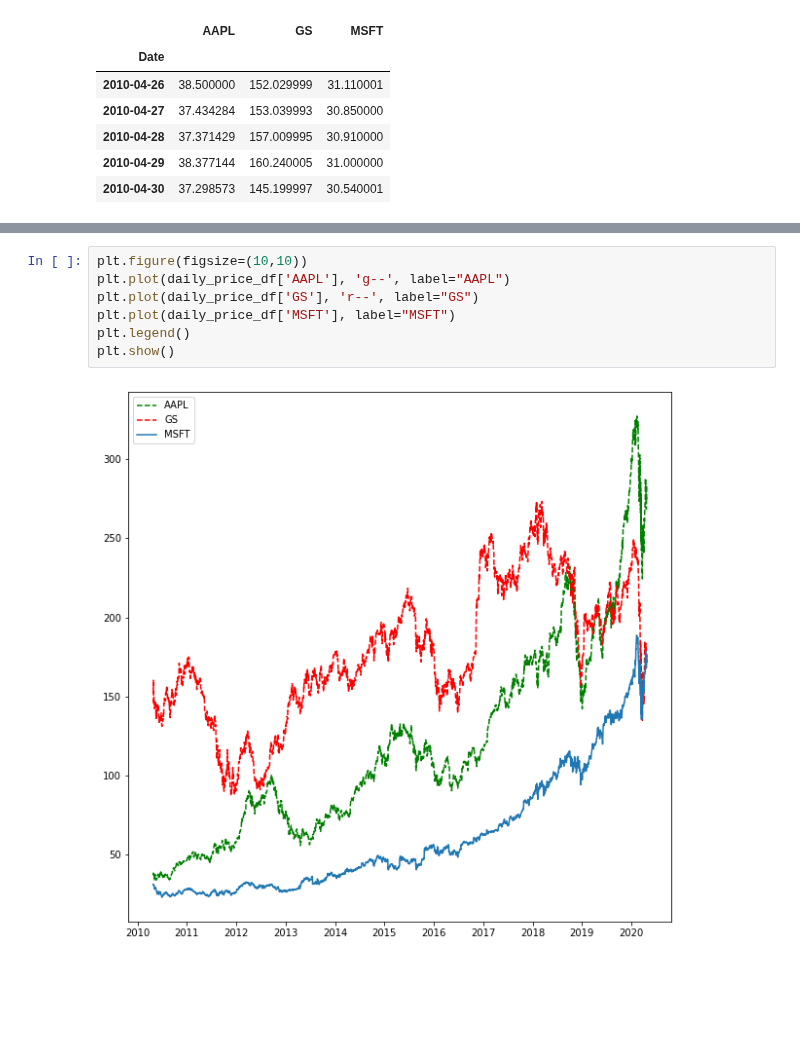
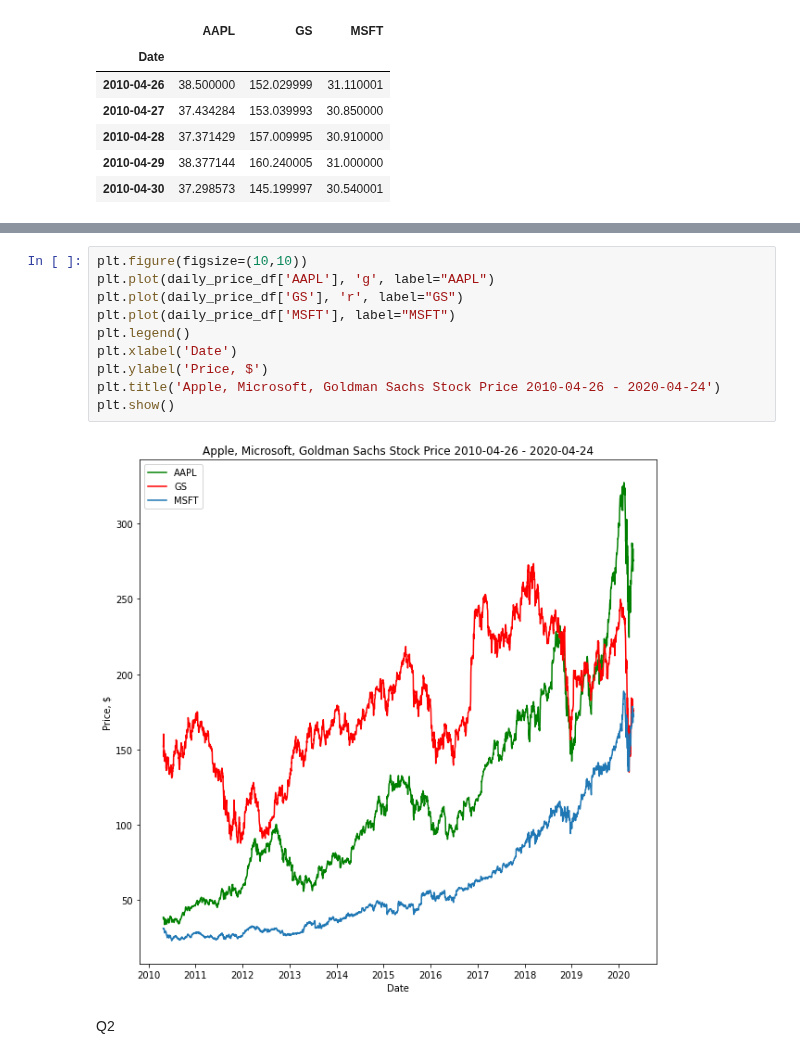
Before and after one commit to PomazkinG/Particle, a Jupyter notebook: Particle.ipynb, the cells around one changed output, grey strips where cells are left out. Saved outputs shown, nothing was run; the diff lists cells and outputs as text; blank space fills up the shorter version.

```diff
--- a/Particle.ipynb
+++ b/Particle.ipynb
@@ -46,9 +59,14 @@ daily_price_df.head()
 # %%
 plt.figure(figsize=(10,10))
-plt.plot(daily_price_df['AAPL'], 'g--', label="AAPL")
-plt.plot(daily_price_df['GS'], 'r--', label="GS")
+plt.plot(daily_price_df['AAPL'], 'g', label="AAPL")
+plt.plot(daily_price_df['GS'], 'r', label="GS")
 plt.plot(daily_price_df['MSFT'], label="MSFT")
 plt.legend()
+plt.xlabel('Date')
+plt.ylabel('Price, $')
+plt.title('Apple, Microsoft, Goldman Sachs Stock Price 2010-04-26 - 2020-04-24')
 plt.show()
 # %% [output]
-[figure, old version]
+[figure, new version]
+# %% [markdown]
+Q2
```
Also changed, not shown: parts of 2 cells of this notebook.
